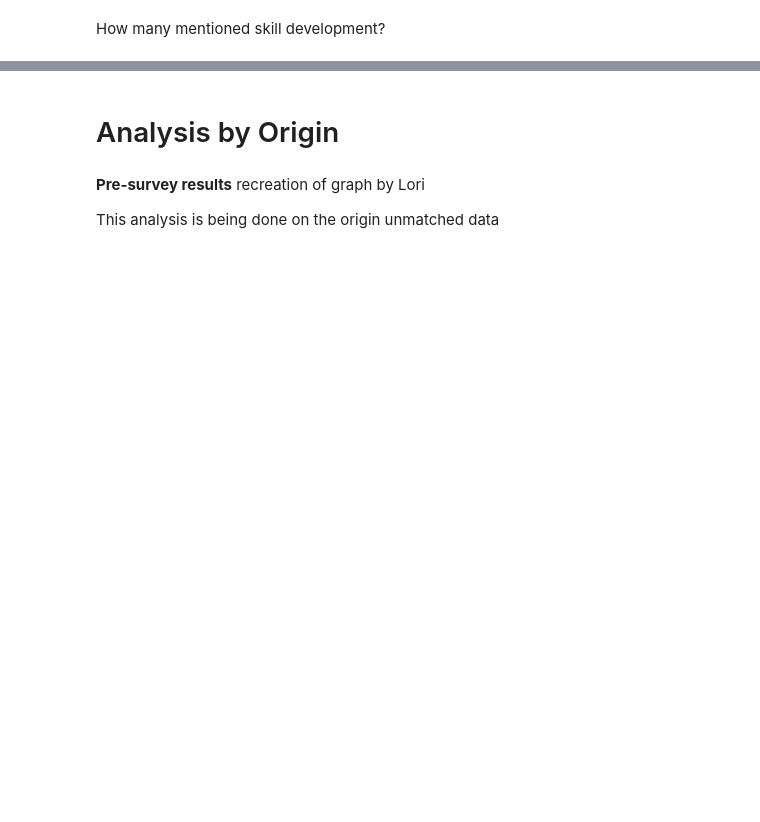
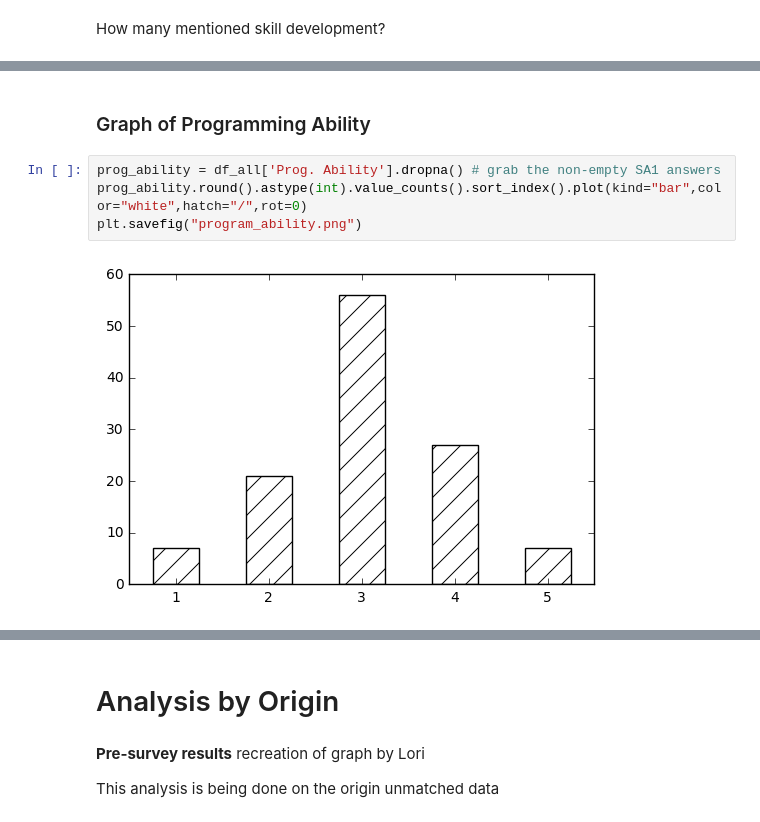
Before and after one commit to cmacdonell/hopper2016, a Jupyter notebook: Hopper_analysis.ipynb, the cells around one changed output, grey strips where cells are left out. Saved outputs shown, nothing was run; the diff lists cells and outputs as text; blank space fills up the shorter version.

```diff
--- a/Hopper_analysis.ipynb
+++ b/Hopper_analysis.ipynb
@@ -31,0 +60,8 @@ How many mentioned a word related to skill development: 14
+# %% [markdown]
+### Graph of Programming Ability
+# %%
+prog_ability = df_all['Prog. Ability'].dropna() # grab the non-empty SA1 answers
+prog_ability.round().astype(int).value_counts().sort_index().plot(kind="bar",color="white",hatch="/",rot=0)
+plt.savefig("program_ability.png")
+# %% [output]
+[figure, added]
```
Also changed, not shown: parts of 14 cells of this notebook.
